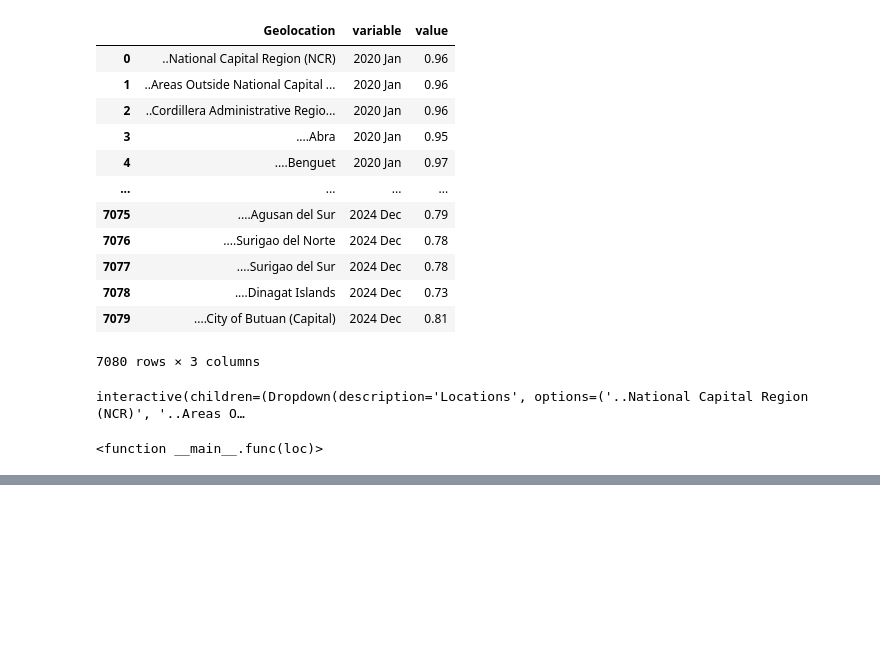
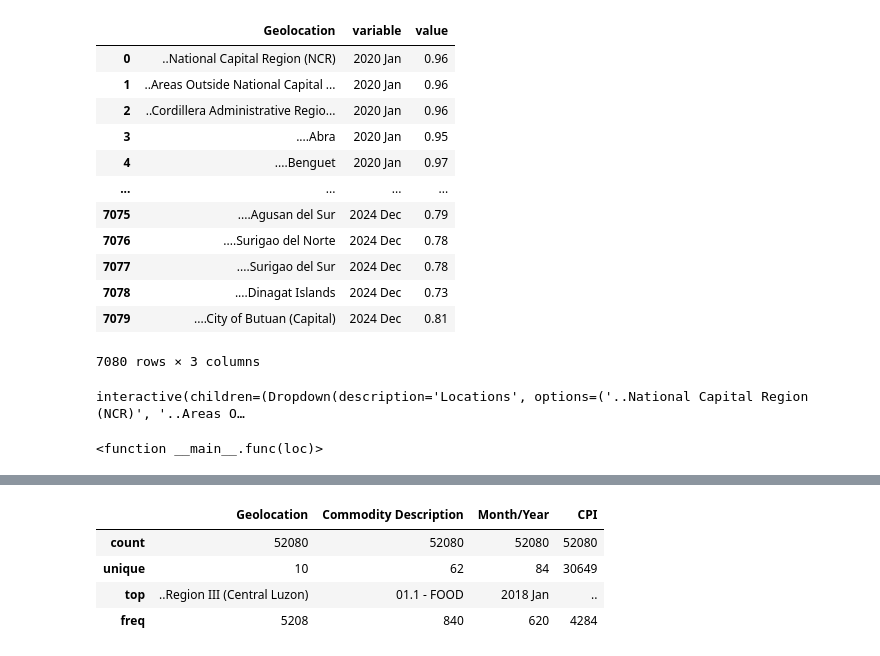
Before and after one commit to jcfrongoso/cs132-final-project, a Jupyter notebook: preprocessing.ipynb, the cells around one changed output, grey strips where cells are left out. Saved outputs shown, nothing was run; the diff lists cells and outputs as text; code cells hidden in the pictures; blank space fills up the shorter version.

```diff
--- a/preprocessing.ipynb
+++ b/preprocessing.ipynb
@@ -168,0 +208,8 @@ interactive(children=(Dropdown(description='Locations', options=('..National Cap
+# %%
+reg_three_upd.describe()
+# %% [output]
+|  | Geolocation | Commodity Description | Month/Year | CPI |
+| count | 52080 | 52080 | 52080 | 52080 |
+| unique | 10 | 62 | 84 | 30649 |
+| top | ..Region III (Central Luzon) | 01.1 - FOOD | 2018 Jan | .. |
+| freq | 5208 | 840 | 620 | 4284 |
```
Also changed, not shown: parts of 8 cells of this notebook, 8 other files.
